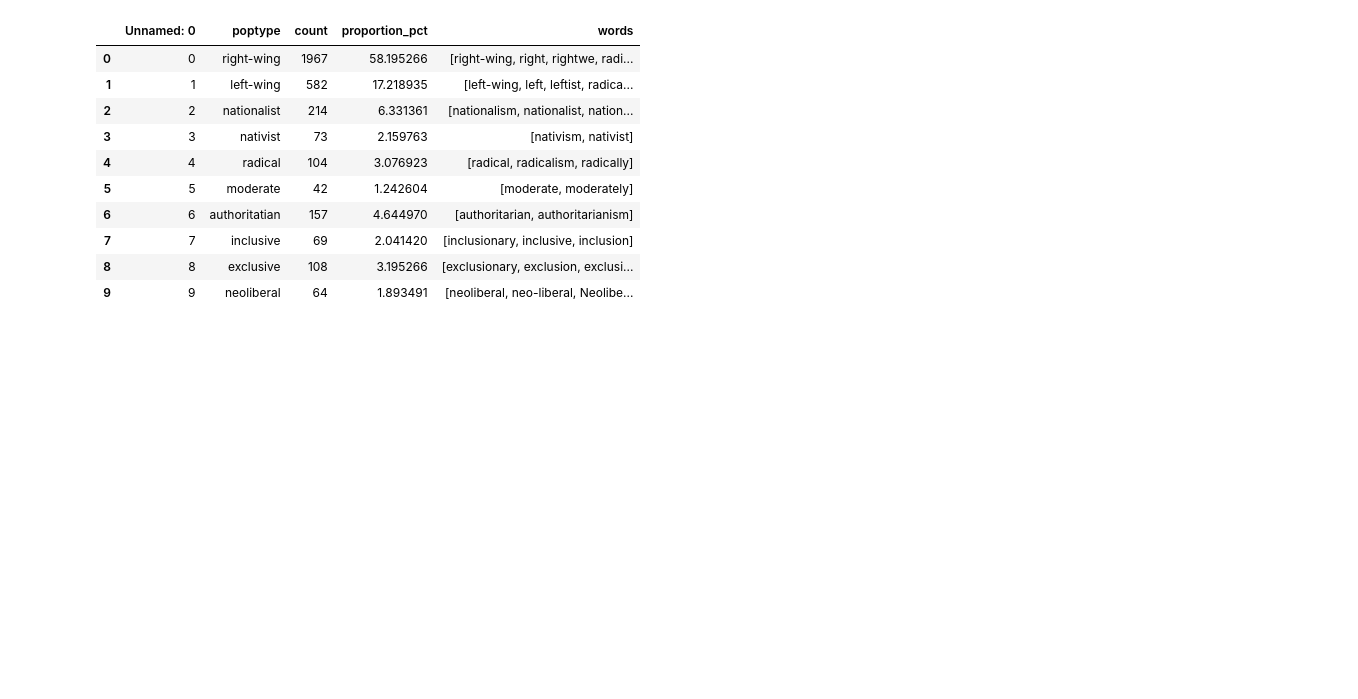
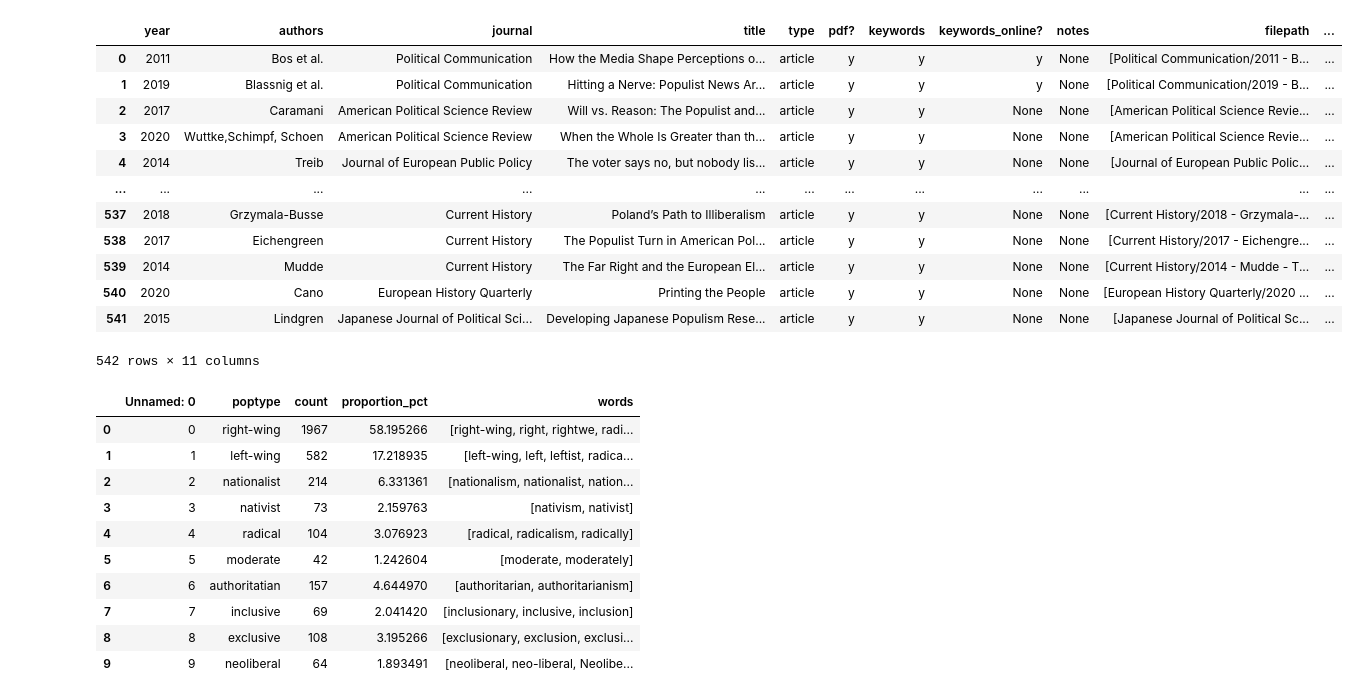
Before and after one commit to CCS-ZCU/pop, a Jupyter notebook: scripts/9_exploring_concs+sents.ipynb, the cells around one changed output. Saved outputs shown, nothing was run; the diff lists cells and outputs as text; code cells hidden in the pictures; blank space fills up the shorter version.

```diff
--- a/scripts/9_exploring_concs+sents.ipynb
+++ b/scripts/9_exploring_concs+sents.ipynb
@@ -5,0 +7,3 @@ import pickle
+# %%
+articles_metadata = pd.read_json("../data/article_metadata_with_filepaths.json")
+articles_metadata.head(5)
@@ -5,0 +17,17 @@ import pickle
+# %%
+articles_metadata["year"] = articles_metadata["year"].replace(3017, 2017)
+articles_metadata
+# %% [output]
+|  | year | authors | journal | title | type | pdf? | keywords | keywords_online? | notes | filepath | ... |
+| 0 | 2011 | Bos et al. | Political Communication | How the Media Shape Perceptions o... | article | y | y | y | None | [Political Communication/2011 - B... | ... |
+| 1 | 2019 | Blassnig et al. | Political Communication | Hitting a Nerve: Populist News Ar... | article | y | y | y | None | [Political Communication/2019 - B... | ... |
+| 2 | 2017 | Caramani | American Political Science Review | Will vs. Reason: The Populist and... | article | y | y | None | None | [American Political Science Revie... | ... |
+| 3 | 2020 | Wuttke,Schimpf, Schoen | American Political Science Review | When the Whole Is Greater than th... | article | y | y | None | None | [American Political Science Revie... | ... |
+| 4 | 2014 | Treib | Journal of European Public Policy | The voter says no, but nobody lis... | article | y | y | None | None | [Journal of European Public Polic... | ... |
+| ... | ... | ... | ... | ... | ... | ... | ... | ... | ... | ... | ... |
+| 537 | 2018 | Grzymala-Busse | Current History | Poland’s Path to Illiberalism | article | y | y | None | None | [Current History/2018 - Grzymala-... | ... |
+| 538 | 2017 | Eichengreen | Current History | The Populist Turn in American Pol... | article | y | y | None | None | [Current History/2017 - Eichengre... | ... |
+| 539 | 2014 | Mudde | Current History | The Far Right and the European El... | article | y | y | None | None | [Current History/2014 - Mudde - T... | ... |
+| 540 | 2020 | Cano | European History Quarterly | Printing the People | article | y | y | None | None | [European History Quarterly/2020 ... | ... |
+| 541 | 2015 | Lindgren | Japanese Journal of Political Sci... | Developing Japanese Populism Rese... | article | y | y | None | None | [Japanese Journal of Political Sc... | ... |
+542 rows × 11 columns
```
Also changed, not shown: parts of 15 cells of this notebook, 5 other files.
